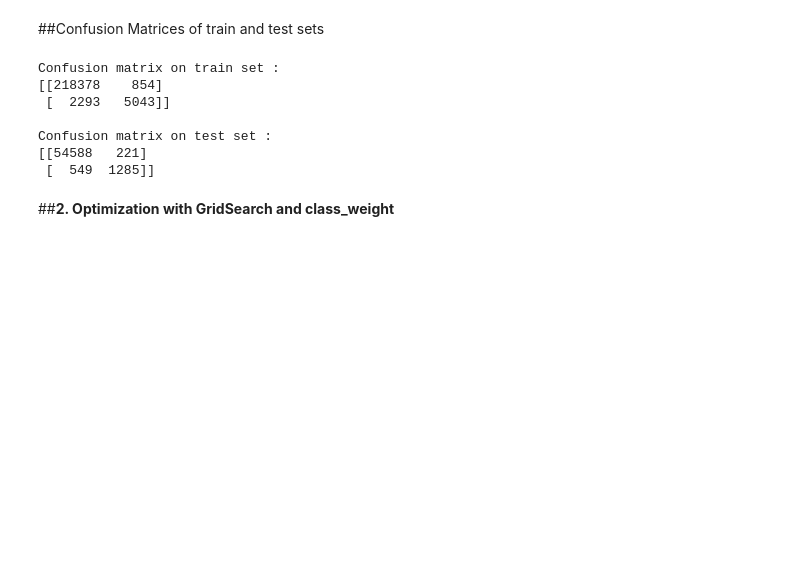
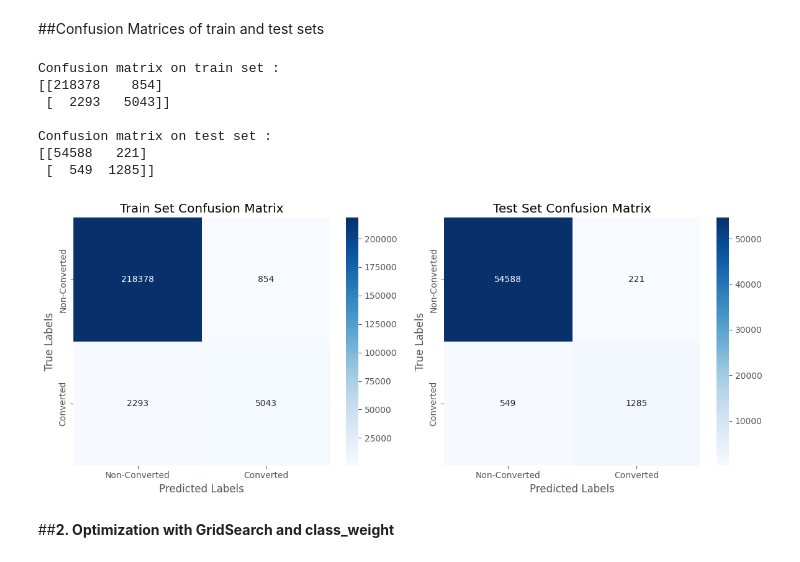
Before and after one commit to YnaPqt/supervised-machine-learning-conversion-rate, a Jupyter notebook: conversion_rate_challenge.ipynb, the cells around one changed output. Drawn from its saved outputs; the diff is of its cells as text; code cells hidden in the pictures; blank space fills up the shorter version.

```diff
--- a/conversion_rate_challenge.ipynb
+++ b/conversion_rate_challenge.ipynb
@@ -572,6 +636,14 @@ Confusion matrix on train set :
 Confusion matrix on test set :
 [[54588   221]
  [  549  1285]]
+# %%
+plot_confusion_matrix(
+    y_train, Y_train_pred_logreg,
+    y_test, Y_test_pred_logreg,
+    class_labels=["Non-Converted", "Converted"]
+)
+# %% [output]
+[figure, added]
 # %% [markdown]
 ##**2. Optimization with GridSearch and class_weight**
 # %% [markdown]
```
Also changed, not shown: parts of 22 cells of this notebook.
